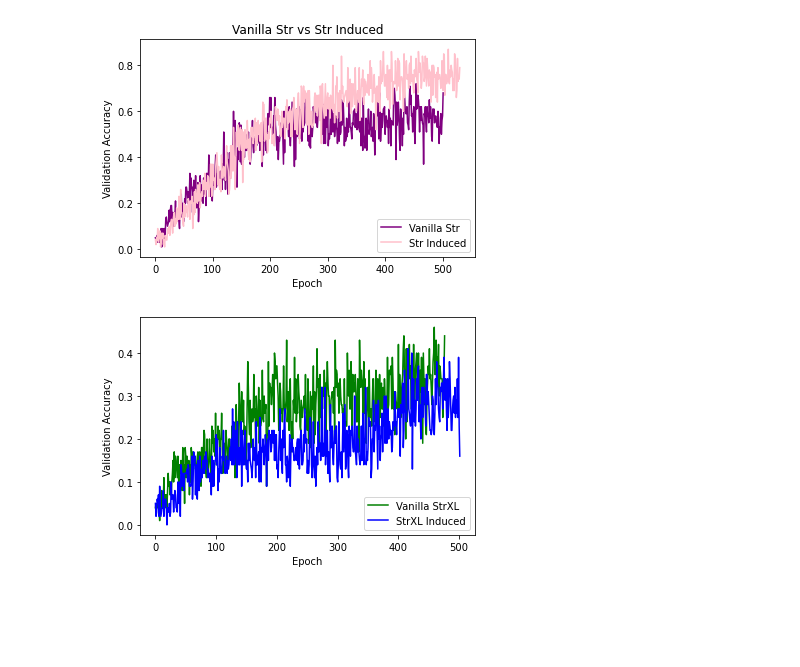
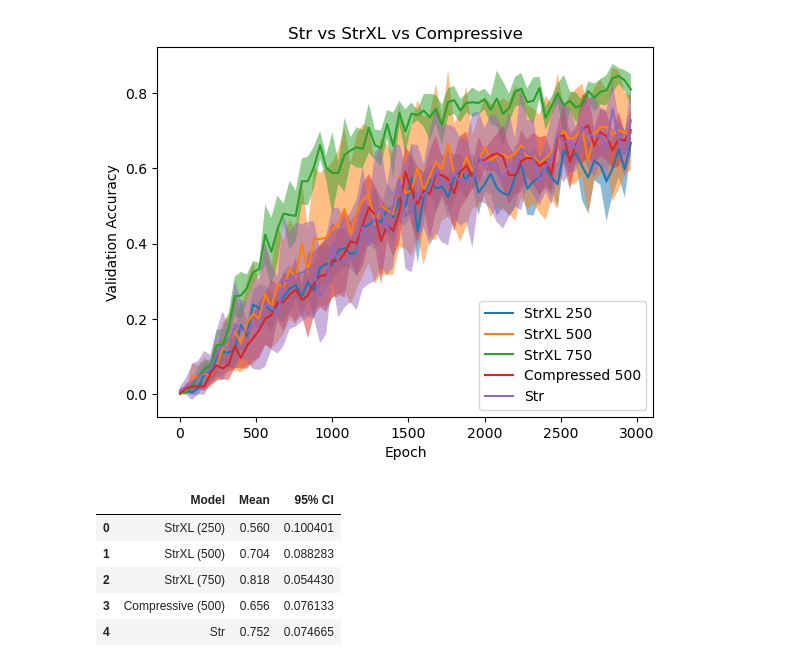
Before and after one commit to KendraGivens/TransformerXL, a Jupyter notebook: STR_XL/Analysis/Graphs.ipynb, the cells around one changed output. Cells and saved outputs as stored; diff of their text form; code cells hidden in the pictures; blank space fills up the shorter version.

```diff
--- a/STR_XL/Analysis/Graphs.ipynb
+++ b/STR_XL/Analysis/Graphs.ipynb
@@ -43,23 +71,0 @@ plt.show()
-# %%
-plt.figure(2)
-plt.plot(str_history, color='Purple')
-plt.plot(str_induced_history, color='Pink')
-plt.legend(['Vanilla Str', 'Str Induced'],loc='lower right')
-plt.ylabel('Validation Accuracy')
-plt.xlabel('Epoch')
-plt.title('Vanilla Str vs Str Induced')
-plt.savefig('Vanilla vs Induced Str.svg')
-plt.show()
-# %% [output]
-[figure, removed]
-# %%
-plt.figure(2)
-plt.plot(strXL_history, color='green')
-plt.plot(strXL_induced_history, color='blue')
-plt.legend(['Vanilla StrXL', 'StrXL Induced'],loc='lower right')
-plt.ylabel('Validation Accuracy')
-plt.xlabel('Epoch')
-plt.savefig('Vanilla vs Induced StrXL.svg')
-plt.show()
-# %% [output]
-[figure, removed]
@@ -65,0 +80,29 @@ plt.show()
+# %%
+def Confidence_Interval(accuracies, interval=4, **kwargs):
+    accuracies = np.array(accuracies)
+    x = np.arange(accuracies.shape[1])[::interval]
+    y = accuracies[:,::interval]
+
+    ci = 1.96 * np.std(y, axis=0) / np.sqrt(len(y))
+
+    plt.figure(1)
+
+    plt.plot(x, np.mean(y, axis=0), **kwargs)
+
+    plt.legend()
+    plt.ylabel('Validation Accuracy')
+    plt.xlabel('Epoch')
+    plt.title('Str vs StrXL vs Compressive')
+    plt.fill_between(x, (np.mean(y, axis=0) - ci), (np.mean(y, axis=0) + ci), alpha=0.5)
+# %%
+interval = 40
+# %%
+Confidence_Interval(StrXL_250_Data, interval, label="StrXL 250")
+Confidence_Interval(StrXL_500_Data, interval, label="StrXL 500")
+Confidence_Interval(StrXL_750_Data, interval, label="StrXL 750")
+Confidence_Interval(Compressed_Data,interval, label="Compressed 500")
+Confidence_Interval(Str_Data, interval, label="Str")
+# plt.savefig('Vanillas.svg')
+plt.show()
+# %% [output]
+[figure, added]
@@ -65,0 +111,19 @@ plt.show()
+# %%
+ table = pd.DataFrame(
+    [
+        ["StrXL (250)", np.mean(accuraciesStrXL_250, axis=0)[-1], 1.96 * np.std(accuraciesStrXL_250, axis=0)[-1]/np.sqrt(len(accuraciesStrXL_250))],
+        ["StrXL (500)", np.mean(accuraciesStrXL_500, axis=0)[-1], 1.96 * np.std(accuraciesStrXL_500, axis=0)[-1]/np.sqrt(len(accuraciesStrXL_500))],
+        ["StrXL (750)", np.mean(accuraciesStrXL_750, axis=0)[-1], 1.96 * np.std(accuraciesStrXL_750, axis=0)[-1]/np.sqrt(len(accuraciesStrXL_750))],
+        ["Compressive (500)", np.mean(accuraciesCompressed, axis=0)[-1], 1.96 * np.std(accuraciesCompressed, axis=0)[-1]/np.sqrt(len(accuraciesCompressed))],
+        ["Str", np.mean(accuraciesStr, axis=0)[-1], 1.96 * np.std(accuraciesStr, axis=0)[-1]/np.sqrt(len(accuraciesCompressed))],
+    ],
+    columns=["Model", "Mean", "95% CI"])
+
+table
+# %% [output]
+|  | Model | Mean | 95% CI |
+| 0 | StrXL (250) | 0.560 | 0.100401 |
+| 1 | StrXL (500) | 0.704 | 0.088283 |
+| 2 | StrXL (750) | 0.818 | 0.054430 |
+| 3 | Compressive (500) | 0.656 | 0.076133 |
+| 4 | Str | 0.752 | 0.074665 |
```
Also changed, not shown: parts of 19 cells of this notebook, 50 other files.
